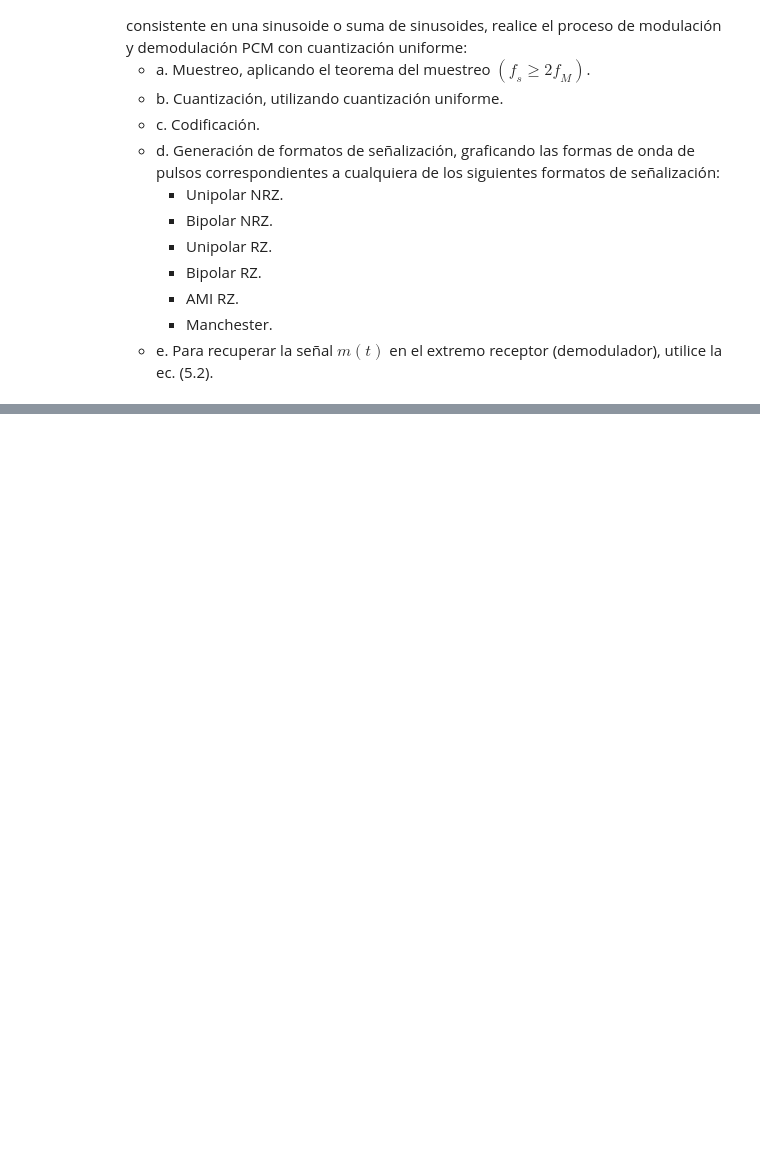
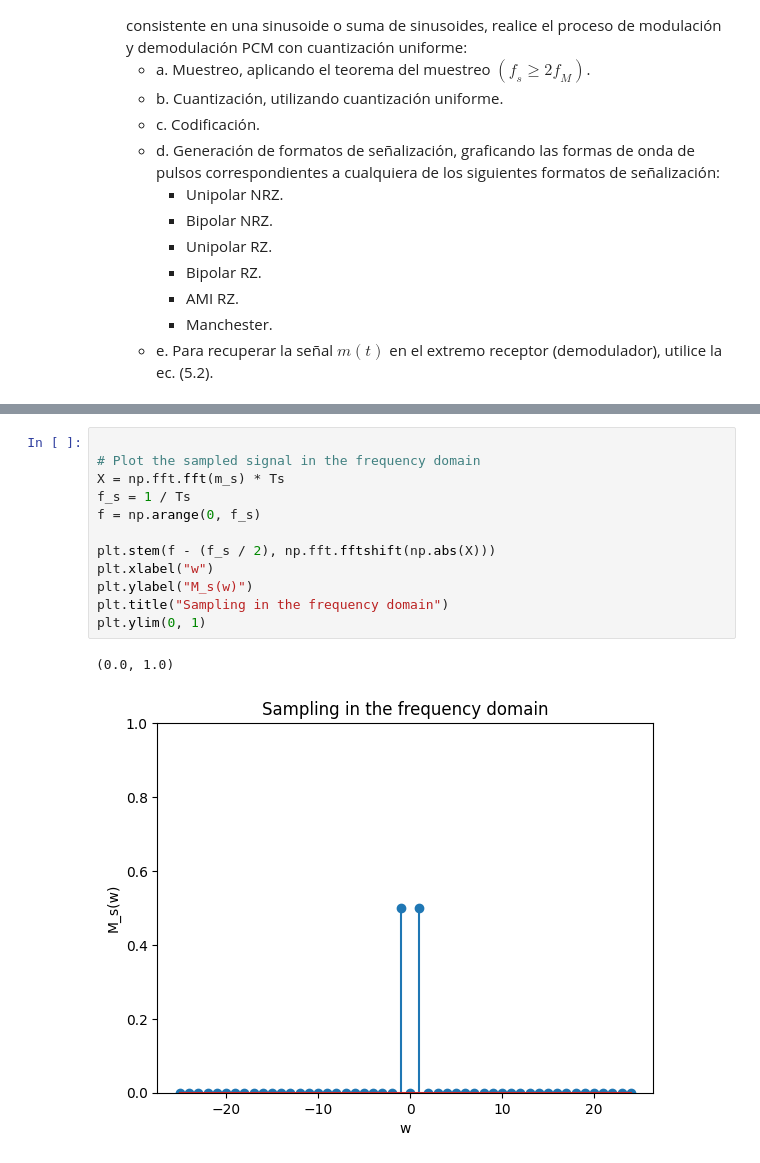
Before and after one commit to gabotachak/teoinfo-lab-IB, a Jupyter notebook: lab.ipynb, the cells around one changed output, grey strips where cells are left out. Saved outputs shown, nothing was run; the diff lists cells and outputs as text; blank space fills up the shorter version.

```diff
--- a/lab.ipynb
+++ b/lab.ipynb
@@ -149,0 +269,15 @@ plt.show()
+# %%
+
+# Plot the sampled signal in the frequency domain
+X = np.fft.fft(m_s) * Ts
+f_s = 1 / Ts
+f = np.arange(0, f_s)
+
+plt.stem(f - (f_s / 2), np.fft.fftshift(np.abs(X)))
+plt.xlabel("w")
+plt.ylabel("M_s(w)")
+plt.title("Sampling in the frequency domain")
+plt.ylim(0, 1)
+# %% [output]
+(0.0, 1.0)
+[figure, added]
```
Also changed, not shown: parts of 18 cells of this notebook, 1 other file.
